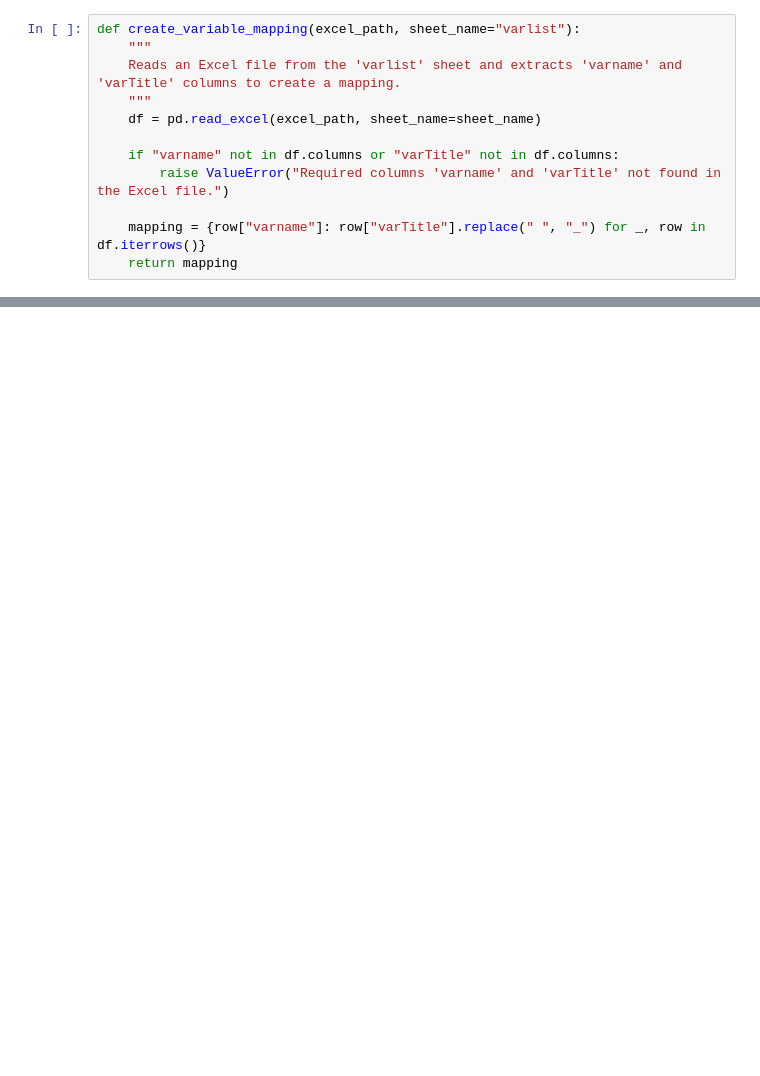
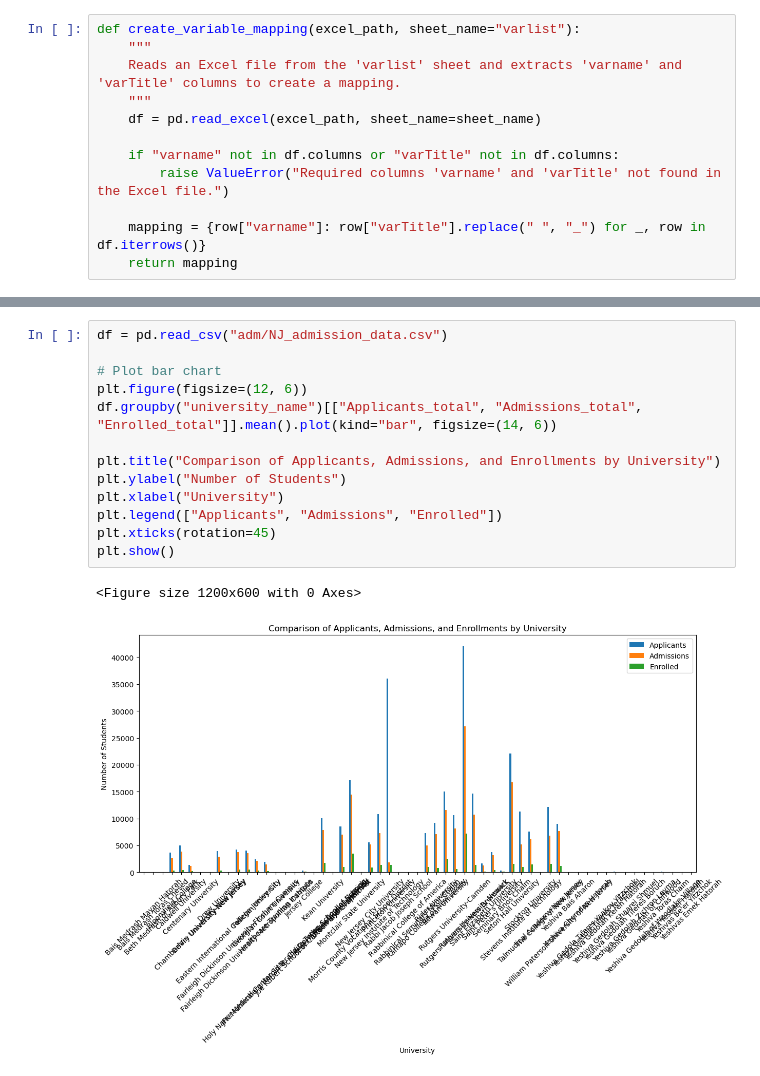
Before and after one commit to pengwingokla/IPEDS-Ed-Analytics-Dashboard, a Jupyter notebook: admission.ipynb, the cells around one changed output, grey strips where cells are left out. Drawn from its saved outputs; the diff is of its cells as text; blank space fills up the shorter version.

Commit message:
Added more graphs and Fix UI

```diff
--- a/admission.ipynb
+++ b/admission.ipynb
@@ -81,0 +185,16 @@ print(mapping)
+# %%
+df = pd.read_csv("adm/NJ_admission_data.csv")
+
+# Plot bar chart
+plt.figure(figsize=(12, 6))
+df.groupby("university_name")[["Applicants_total", "Admissions_total", "Enrolled_total"]].mean().plot(kind="bar", figsize=(14, 6))
+
+plt.title("Comparison of Applicants, Admissions, and Enrollments by University")
+plt.ylabel("Number of Students")
+plt.xlabel("University")
+plt.legend(["Applicants", "Admissions", "Enrolled"])
+plt.xticks(rotation=45)
+plt.show()
+# %% [output]
+<Figure size 1200x600 with 0 Axes>
+[figure, added]
```
Also changed, not shown: parts of 9 cells of this notebook, 4 other files.
